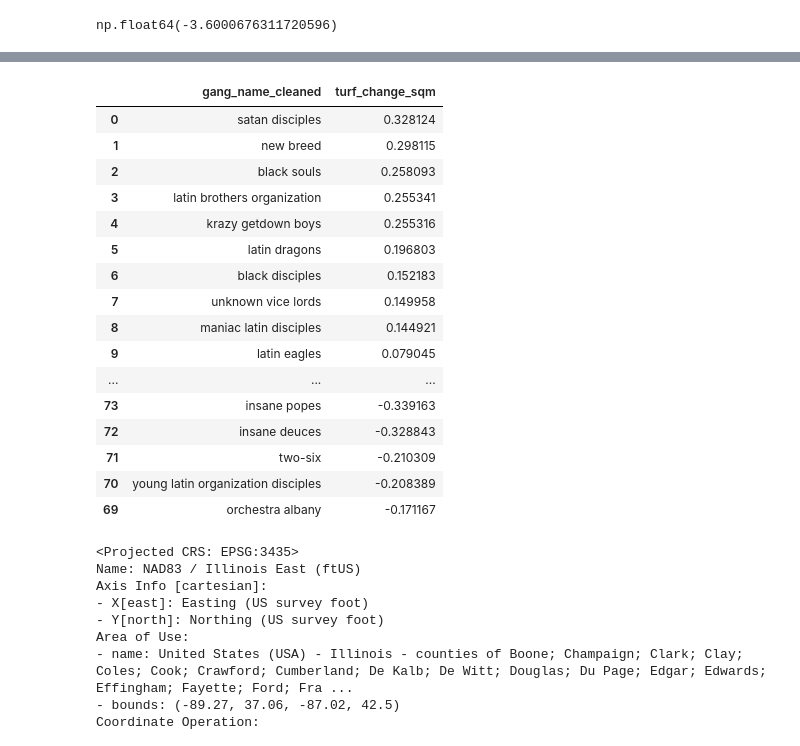
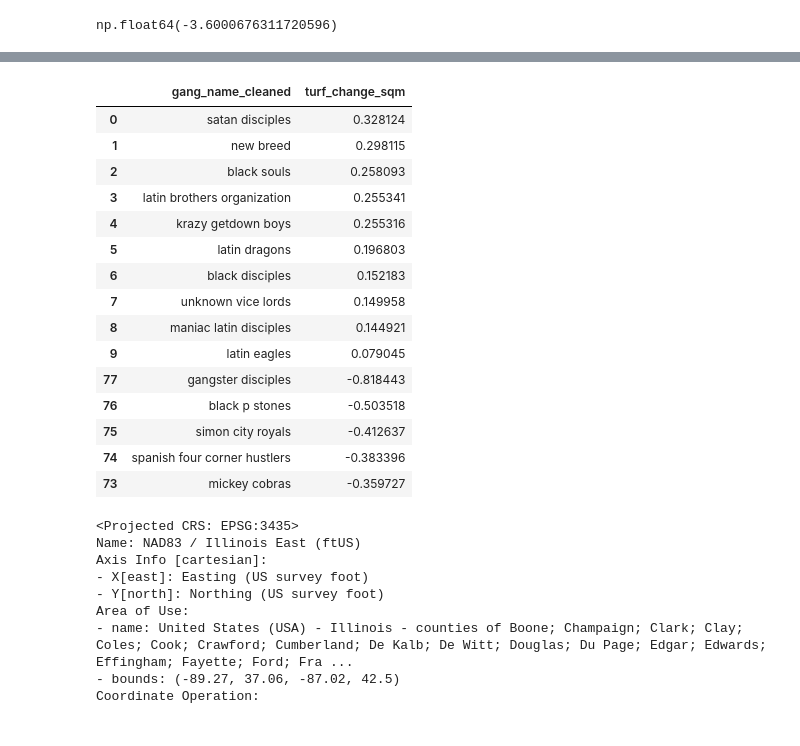
Before and after one commit to kcinbk/CHI_GangMaps, a Jupyter notebook: code/EDA_GangMaps.ipynb, the cells around one changed output, grey strips where cells are left out. Cells and saved outputs as stored; diff of their text form; code cells hidden in the pictures.

```diff
--- a/code/EDA_GangMaps.ipynb
+++ b/code/EDA_GangMaps.ipynb
@@ -116,7 +116,7 @@ np.float64(-3.6000676311720596)
 # Clean up mispelling in the gang_name field
 gang_named_cleanup_dict = {
     '12th st players': '12th street players',
-    'black p stonee': 'black p stones',
+    'black p stone': 'black p stones',
     'krazy get down boys': 'krazy getdown boys',
     'two six': 'two-six',
     'ylo disciples': 'young latin organization disciples',
@@ -125,8 +125,8 @@ gang_named_cleanup_dict = {
 }
 
 raw_gdf['gang_name_cleaned'] = (
-    raw_gdf['gang_name'].map(gang_named_cleanup_dict)
+    raw_gdf['gang_name']
+    .str.strip()
+    .replace(gang_named_cleanup_dict)
     .fillna(raw_gdf['gang_name'])
 )
-
-raw_gdf[raw_gdf.map_year == 2025]['gang_name_cleaned'].nunique()
@@ -164,36 +162,35 @@ gangs_summary
 # %%
 mid2010s_mean = (
     gangs_summary[[2014, 2015]].mean(axis=1)
 
     )
 
 current_mean = (
     gangs_summary.iloc[:, -2:].mean(axis=1)
     )
 
 # Gangs that have lost and gained terrority (in square miles) in the last decade
 gang_turfChanged= (current_mean - mid2010s_mean).sort_values(ascending=False)\
     .reset_index(name='turf_change_sqm')
 
-pd.concat([gang_turfChanged.nlargest(10, 'turf_change_sqm'), gang_turfChanged.nsmallest(10, 'turf_change_sqm')])
+pd.concat([gang_turfChanged.nlargest(10, 'turf_change_sqm'), gang_turfChanged.nsmallest(5, 'turf_change_sqm')])
 # %% [output]
 |  | gang_name_cleaned | turf_change_sqm |
 | 0 | satan disciples | 0.328124 |
 | 1 | new breed | 0.298115 |
 | 2 | black souls | 0.258093 |
 | 3 | latin brothers organization | 0.255341 |
 | 4 | krazy getdown boys | 0.255316 |
 | 5 | latin dragons | 0.196803 |
 | 6 | black disciples | 0.152183 |
 | 7 | unknown vice lords | 0.149958 |
 | 8 | maniac latin disciples | 0.144921 |
 | 9 | latin eagles | 0.079045 |
-| ... | ... | ... |
-| 73 | insane popes | -0.339163 |
-| 72 | insane deuces | -0.328843 |
-| 71 | two-six | -0.210309 |
-| 70 | young latin organization disciples | -0.208389 |
-| 69 | orchestra albany | -0.171167 |
+| 77 | gangster disciples | -0.818443 |
+| 76 | black p stones | -0.503518 |
+| 75 | simon city royals | -0.412637 |
+| 74 | spanish four corner hustlers | -0.383396 |
+| 73 | mickey cobras | -0.359727 |
 # %%
 chiBoundaries_gdf = gpd.read_file(f'{data_dir}/Boundaries_-_Community_Areas_20261015.geojson')
 chiBoundaries_gdf= chiBoundaries_gdf.iloc[:, -6:]
```
Also changed, not shown: parts of 2 cells of this notebook, 3 other files.
